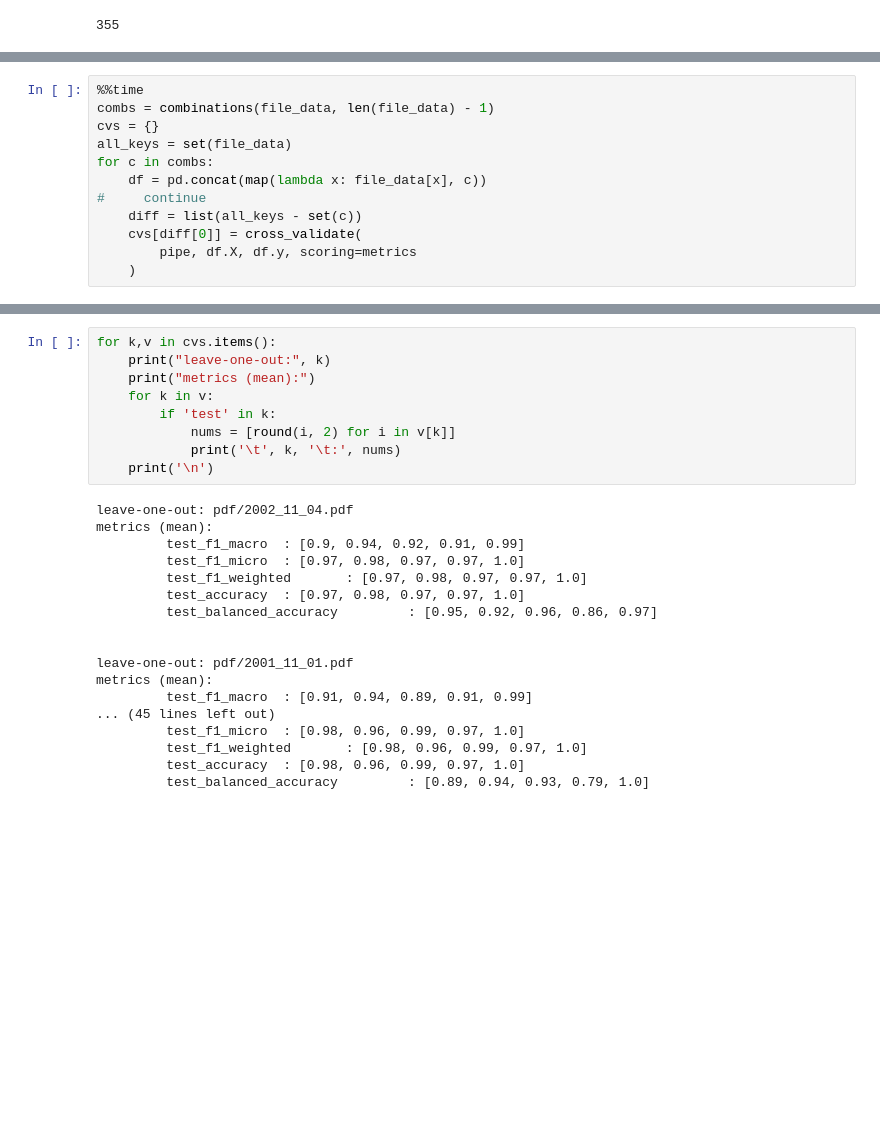
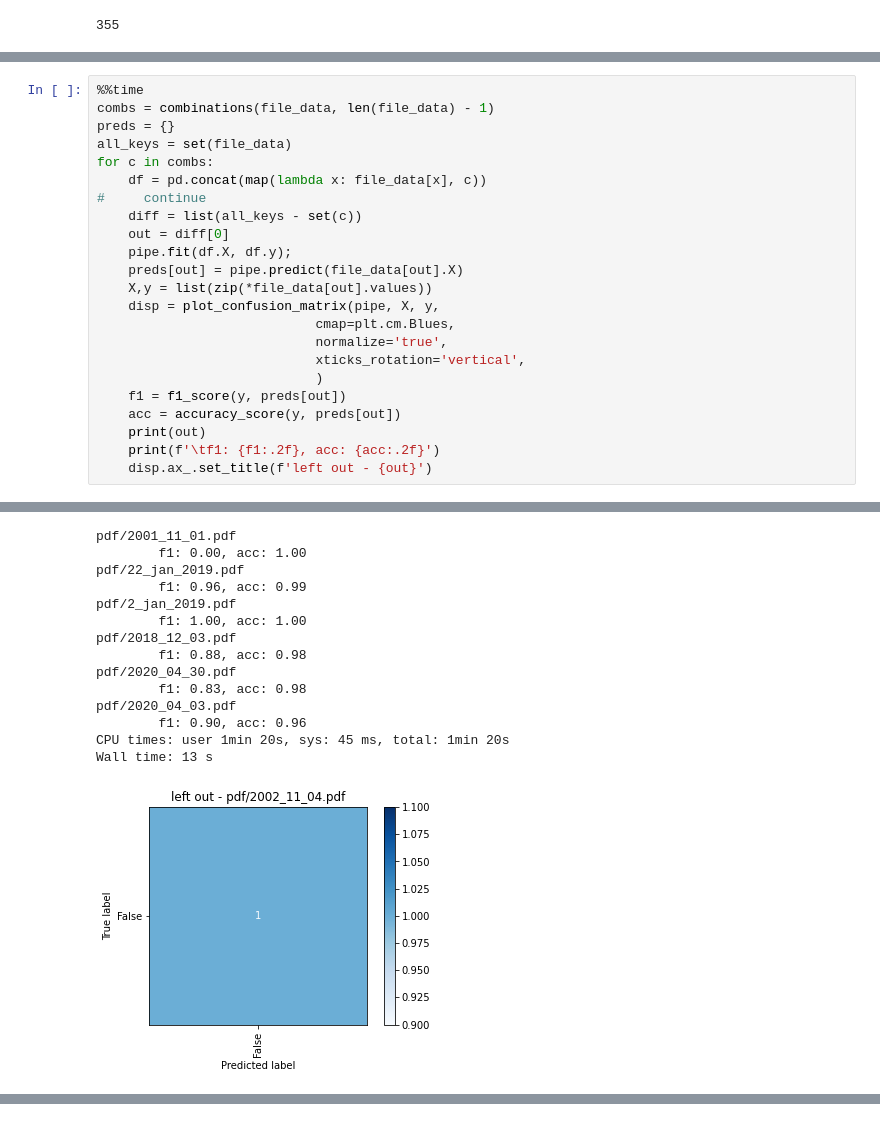
Before and after one commit to UnB-KnEDLe/experiments, a Jupyter notebook: members/maffei/acts-classification/xgb.ipynb, the cells around one changed output, grey strips where cells are left out. Saved outputs shown, nothing was run; the diff lists cells and outputs as text; blank space fills up the shorter version.

```diff
--- a/members/maffei/acts-classification/xgb.ipynb
+++ b/members/maffei/acts-classification/xgb.ipynb
@@ -114,13 +117,24 @@ Wall time: 7.54 s
 # %%
 %%time
 combs = combinations(file_data, len(file_data) - 1)
-cvs = {}
+preds = {}
 all_keys = set(file_data)
 for c in combs:
     df = pd.concat(map(lambda x: file_data[x], c))
 #     continue
     diff = list(all_keys - set(c))
-    cvs[diff[0]] = cross_validate(
-        pipe, df.X, df.y, scoring=metrics
-    )
+    out = diff[0]
+    pipe.fit(df.X, df.y);
+    preds[out] = pipe.predict(file_data[out].X)
+    X,y = list(zip(*file_data[out].values))
+    disp = plot_confusion_matrix(pipe, X, y,
+                            cmap=plt.cm.Blues,
+                            normalize='true',
+                            xticks_rotation='vertical',
+                            )
+    f1 = f1_score(y, preds[out])
+    acc = accuracy_score(y, preds[out])
+    print(out)
+    print(f'\tf1: {f1:.2f}, acc: {acc:.2f}')
+    disp.ax_.set_title(f'left out - {out}')
 # %% [output]
@@ -128,0 +143,15 @@ Wall time: 49.3 s
+pdf/2001_11_01.pdf
+        f1: 0.00, acc: 1.00
+pdf/22_jan_2019.pdf
+        f1: 0.96, acc: 0.99
+pdf/2_jan_2019.pdf
+        f1: 1.00, acc: 1.00
+pdf/2018_12_03.pdf
+        f1: 0.88, acc: 0.98
+pdf/2020_04_30.pdf
+        f1: 0.83, acc: 0.98
+pdf/2020_04_03.pdf
+        f1: 0.90, acc: 0.96
+CPU times: user 1min 20s, sys: 45 ms, total: 1min 20s
+Wall time: 13 s
+[figure, added]
@@ -129,27 +163,0 @@ Wall time: 49.3 s
-# %%
-for k,v in cvs.items():
-    print("leave-one-out:", k)
-    print("metrics (mean):")
-    for k in v:
-        if 'test' in k:
-            nums = [round(i, 2) for i in v[k]]
-            print('\t', k, '\t:', nums)
-    print('\n')
-# %% [output]
-leave-one-out: pdf/2002_11_04.pdf
-metrics (mean):
-         test_f1_macro  : [0.9, 0.94, 0.92, 0.91, 0.99]
-         test_f1_micro  : [0.97, 0.98, 0.97, 0.97, 1.0]
-         test_f1_weighted       : [0.97, 0.98, 0.97, 0.97, 1.0]
-         test_accuracy  : [0.97, 0.98, 0.97, 0.97, 1.0]
-         test_balanced_accuracy         : [0.95, 0.92, 0.96, 0.86, 0.97]
-
-
-leave-one-out: pdf/2001_11_01.pdf
-metrics (mean):
-         test_f1_macro  : [0.91, 0.94, 0.89, 0.91, 0.99]
-... (45 lines left out)
-         test_f1_micro  : [0.98, 0.96, 0.99, 0.97, 1.0]
-         test_f1_weighted       : [0.98, 0.96, 0.99, 0.97, 1.0]
-         test_accuracy  : [0.98, 0.96, 0.99, 0.97, 1.0]
-         test_balanced_accuracy         : [0.89, 0.94, 0.93, 0.79, 1.0]
```
Also changed, not shown: parts of 8 cells of this notebook.
